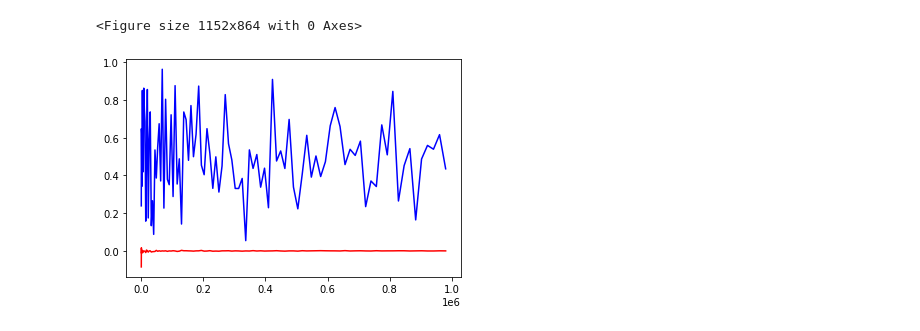
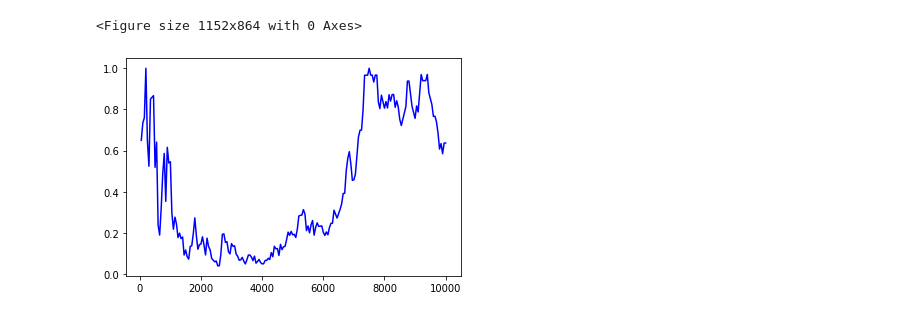
Before and after one commit to BernardoAflalo/economic-analysis, a Jupyter notebook: Peeking - AB Test.ipynb, the cells around one changed output. Drawn from its saved outputs; the diff is of its cells as text; code cells hidden in the pictures.

```diff
--- a/Peeking - AB Test.ipynb
+++ b/Peeking - AB Test.ipynb
@@ -24,41 +29,33 @@ In C:\Users\Borba\anaconda3\lib\site-packages\matplotlib\mpl-data\stylelib\_clas
 The animation.avconv_args rcparam was deprecated in Matplotlib 3.3 and will be removed two minor releases later.
 <Figure size 1152x864 with 0 Axes>
 <Figure size 1152x864 with 0 Axes>
-# %%
-ii_out = -1
-n_draws_vec = range(1,100)
-n_simulacoes = len(n_draws_vec)
-vec_pvalue = [None]*n_simulacoes
-vec_media = [None]*n_simulacoes
-vec_x = [None]*n_simulacoes
-n_simul = 2
-for n_draws in n_draws_vec:
-    ii_out+=1
-    n_draws = (n_draws*10)**2
-    pval_acum = 0
-    soma_acum = 0
-    for ii in range(0,n_simul):
-        controle= np.random.randint(0,2,n_draws)
-        tratamento= np.random.randint(0,2,n_draws)
-
-        soma_controle = sum(controle)
-        soma_tratamento = sum(tratamento)
-
-        count = np.array([soma_controle, soma_tratamento])
-        nobs = np.array([n_draws, n_draws])
-
-        stat, pval = proportions_ztest(count, nobs)
-        pval_acum += pval
-        soma_acum += soma_tratamento - soma_controle
-    pval_final = pval_acum / n_simul
-    soma_final = soma_acum / n_simul
-
-    vec_x[ii_out] = n_draws
-    vec_media[ii_out] = (soma_final)/n_draws
-    vec_pvalue[ii_out] = pval_final
-
-plt.plot(vec_x, vec_media, 'r') # plotting t, a separately
-plt.plot(vec_x, vec_pvalue, 'b') # plotting t, b separately
-plt.show()
-# %% [output]
-[figure, removed]
+# %%
+controle = pd.Series()
+tratamento = pd.Series()
+pontos_por_iteracao = 50
+qtdade_iteracoes = 200
+
+convers_tratamento = 0.04
+convers_controle = 0.04
+
+vec_x = [None] * qtdade_iteracoes
+vec_media = [None] * qtdade_iteracoes
+vec_pvalue = [None] * qtdade_iteracoes
+
+for ii_out in range(0,qtdade_iteracoes):
+
+    tratamento = tratamento.append(pd.Series(random.choices([1] * int(convers_tratamento*100) + [0] * int((1-convers_tratamento)*100), k=pontos_por_iteracao)))
+    controle = controle.append(pd.Series(random.choices([1] * int(convers_controle*100) + [0] * int((1-convers_controle)*100), k=pontos_por_iteracao)))
+
+    t2, pval = stats.ttest_ind(controle,tratamento)
+    diff_soma = tratamento.sum() - controle.sum()
+
+
+    vec_x[ii_out] = len(tratamento)
+    vec_media[ii_out] = (diff_soma)/len(tratamento)
+    vec_pvalue[ii_out] = pval
+
+plt.plot(vec_x, vec_pvalue, 'b') # plotting t, b separately
+plt.show()
+# %% [output]
+[figure, added]
```
Also changed, not shown: parts of 2 cells of this notebook.
